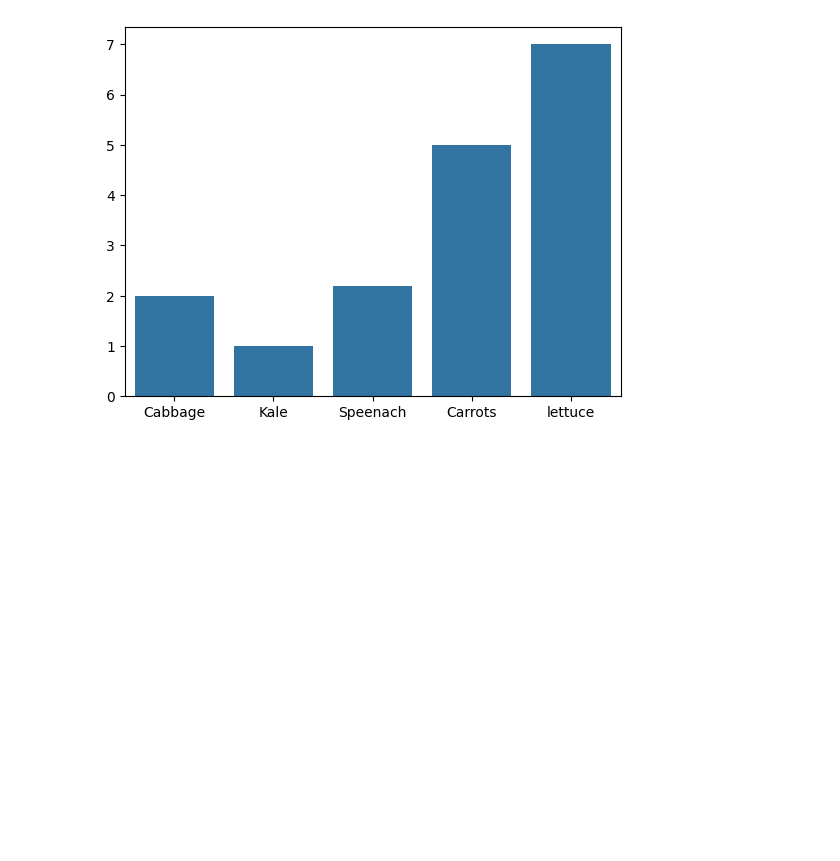
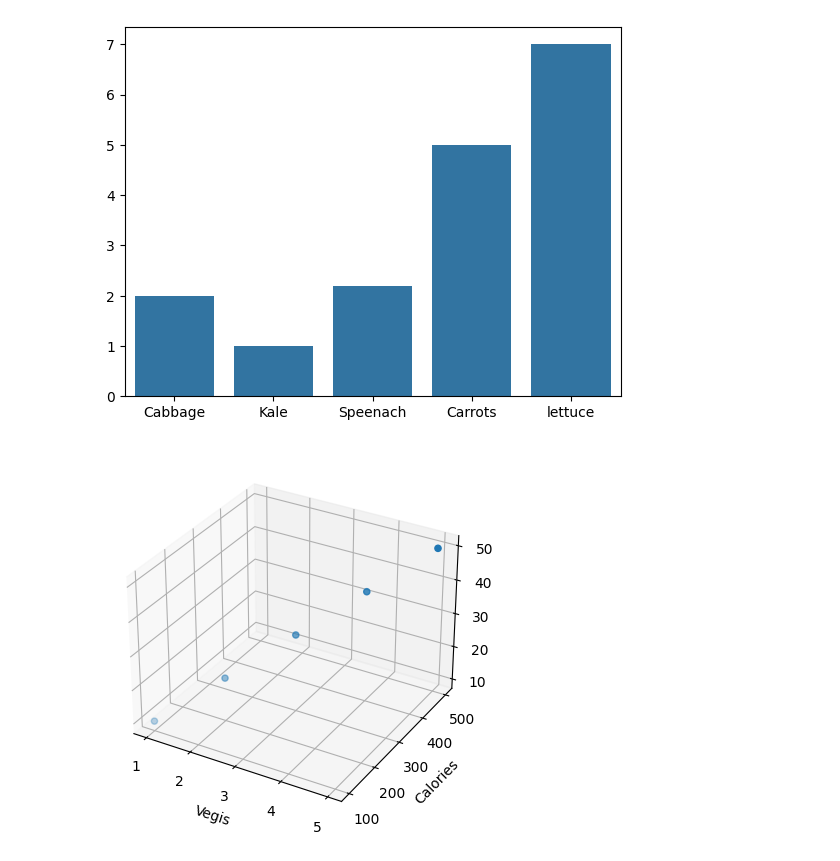
Before and after one commit to mngugi/Work_Book_Projects, a Jupyter notebook: creating_Classes.ipynb, the cells around one changed output. Drawn from its saved outputs; the diff is of its cells as text; code cells hidden in the pictures; blank space fills up the shorter version.

```diff
--- a/creating_Classes.ipynb
+++ b/creating_Classes.ipynb
@@ -337,3 +337,25 @@ sns.barplot(x=vegis, y=cals_values)
 plt.show()
 # %% [output]
 [figure]
+# %%
+import matplotlib.pyplot as plt
+from mpl_toolkits.mplot3d import Axes3D
+
+# Assuming vegis, cals_values, and protein_values are lists of coordinates
+vegis = [1, 2, 3, 4, 5]
+cals_values = [100, 200, 300, 400, 500]
+protein_values = [10, 20, 30, 40, 50]
+
+fig = plt.figure()
+ax = fig.add_subplot(111, projection='3d')
+
+# Plot the points
+ax.scatter(vegis, cals_values, protein_values)
+
+ax.set_xlabel('Vegis')
+ax.set_ylabel('Calories')
+ax.set_zlabel('Protein')
+
+plt.show()
+# %% [output]
+[figure, added]
```
